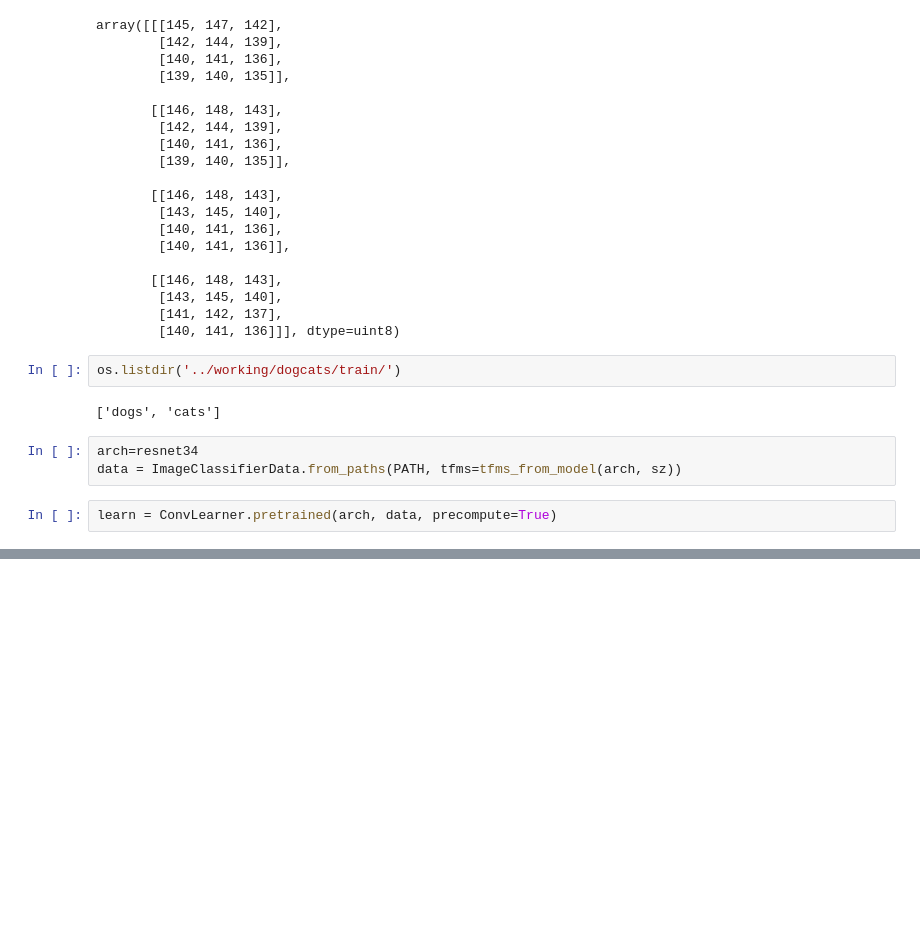
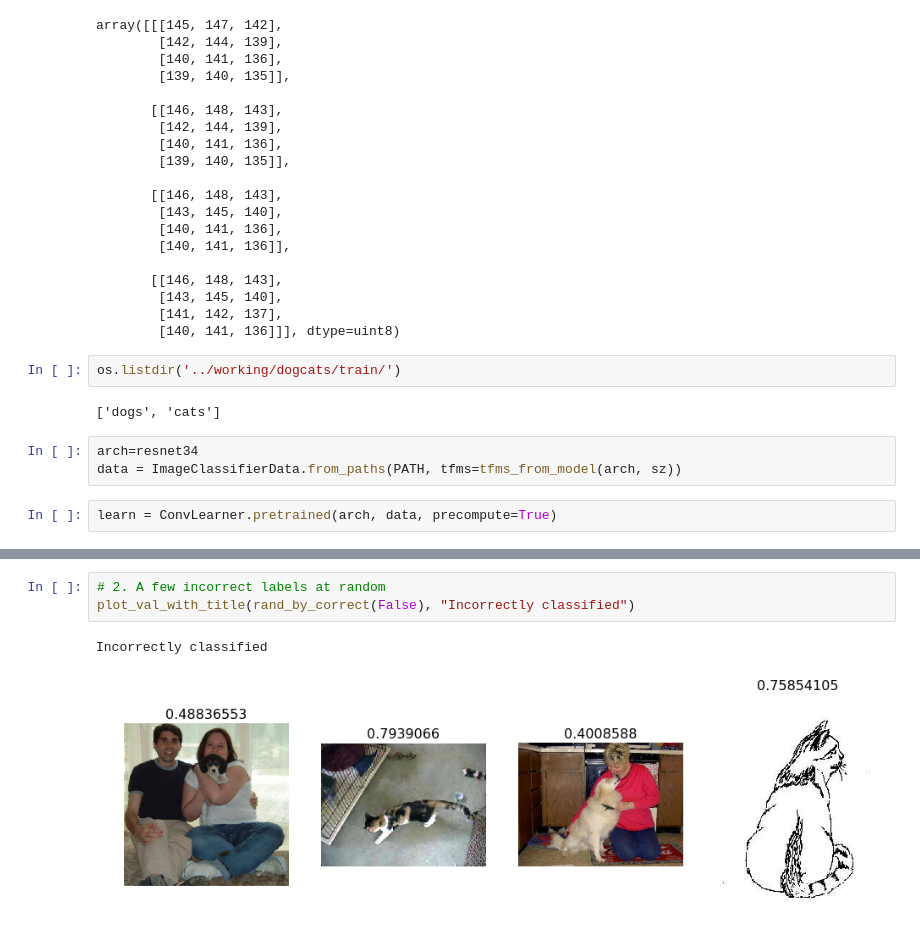
Before and after one commit to anshulrai/Kaggle-Challenges, a Jupyter notebook: Dog vs Cats/Dog vs Cats #1.ipynb, the cells around one changed output, grey strips where cells are left out. Drawn from its saved outputs; the diff is of its cells as text; blank space fills up the shorter version.

```diff
--- a/Dog vs Cats/Dog vs Cats #1.ipynb
+++ b/Dog vs Cats/Dog vs Cats #1.ipynb
@@ -186,0 +265,6 @@ learn = ConvLearner.pretrained(arch, data, precompute=True)
+# %%
+# 2. A few incorrect labels at random
+plot_val_with_title(rand_by_correct(False), "Incorrectly classified")
+# %% [output]
+Incorrectly classified
+[figure, added]
```
Also changed, not shown: parts of 28 cells of this notebook.
